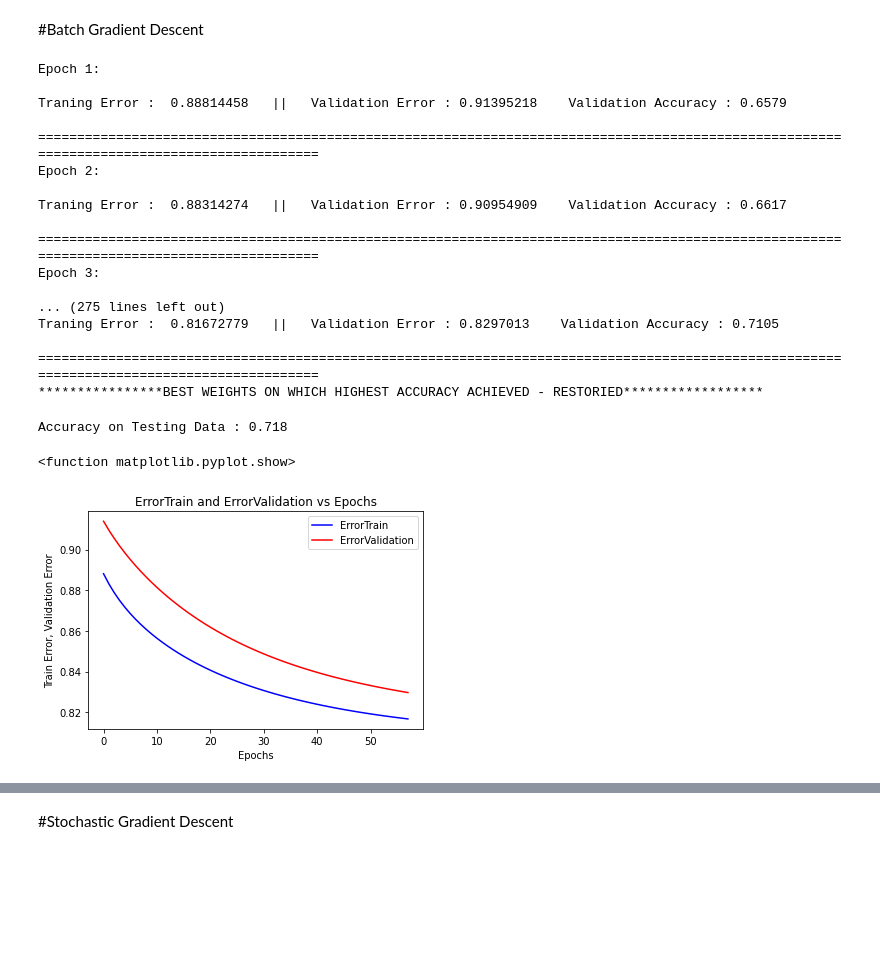
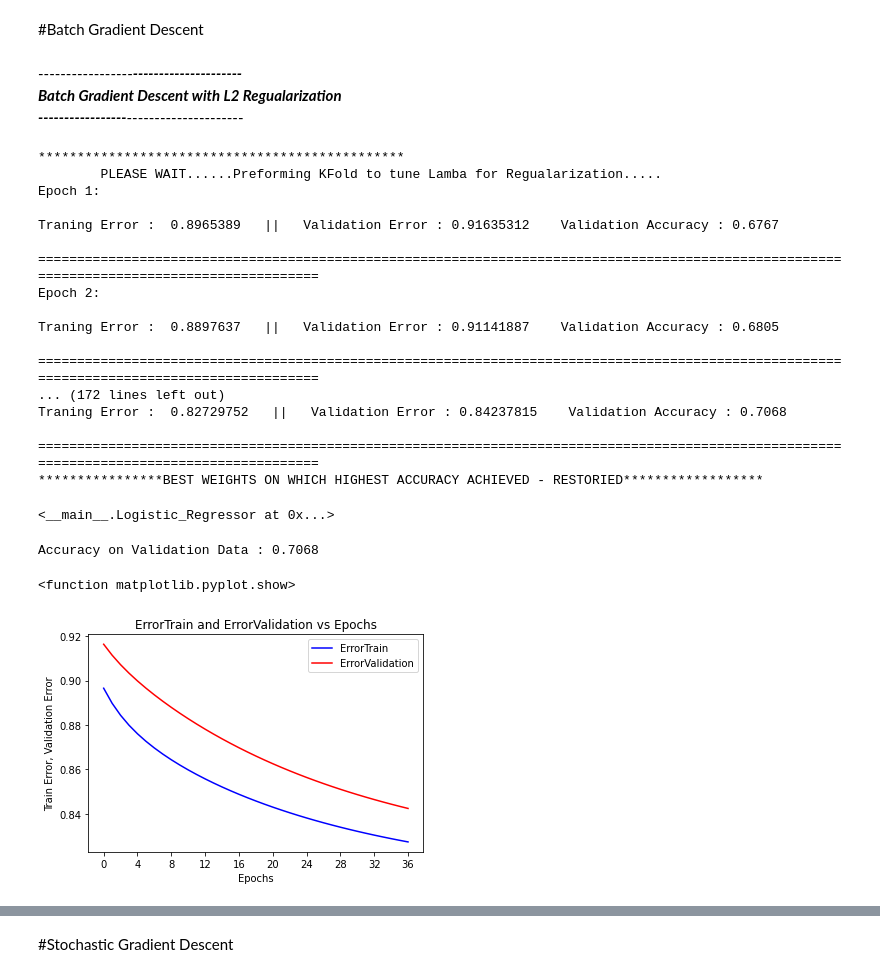
Before and after one commit to BukuBukuChagma/Logistic-Regressor-With-All-Three-Batch-Stochastic-and-Mini-Batch-Gradient-Descent, a Jupyter notebook: main.ipynb, the cells around one changed output, grey strips where cells are left out. Drawn from its saved outputs; the diff is of its cells as text; code cells hidden in the pictures; blank space fills up the shorter version.

```diff
--- a/main.ipynb
+++ b/main.ipynb
@@ -283,40 +440,47 @@ class Logistic_Regressor:
 # %% [markdown]
 #Batch Gradient Descent
+# %% [markdown]
+-----------------***********---------------------<br>
+Batch Gradient Descent with L2 Regualarization<br>
+-----------------***********---------------------<br>
 # %%
-Batch_Model = Logistic_Regressor(No_ofFeatures, 0.1)
-Batch_Model.Batch_GD(train_X, train_Y, test_X, test_Y)
+Batch_ModelL2 = Logistic_Regressor(No_ofFeatures, 0.1, regularizer='l2')
+Batch_ModelL2.IntializeLamda(train_X, train_Y)
+Batch_ModelL2.Batch_GD(train_X, train_Y, test_X, test_Y, monitor='val_accuracy')
 # %% [output]
+***********************************************
+        PLEASE WAIT......Preforming KFold to tune Lamba for Regualarization.....
 Epoch 1:
 
-Traning Error :  0.88814458   ||   Validation Error : 0.91395218    Validation Accuracy : 0.6579
+Traning Error :  0.8965389   ||   Validation Error : 0.91635312    Validation Accuracy : 0.6767
 
 ===========================================================================================================================================
 Epoch 2:
 
-Traning Error :  0.88314274   ||   Validation Error : 0.90954909    Validation Accuracy : 0.6617
+Traning Error :  0.8897637   ||   Validation Error : 0.91141887    Validation Accuracy : 0.6805
 
 ===========================================================================================================================================
-Epoch 3:
-
-... (275 lines left out)
-Traning Error :  0.81672779   ||   Validation Error : 0.8297013    Validation Accuracy : 0.7105
+... (172 lines left out)
+Traning Error :  0.82729752   ||   Validation Error : 0.84237815    Validation Accuracy : 0.7068
 
 ===========================================================================================================================================
 ****************BEST WEIGHTS ON WHICH HIGHEST ACCURACY ACHIEVED - RESTORIED******************
+<__main__.Logistic_Regressor at 0x...>
 # %%
-validation_prediction_Batch = Batch_Model.Pridction(test_X, getLabel=True)
-print(f"Accuracy on Testing Data : {Batch_Model.Generic_AccuracyScore(test_Y, validation_prediction_Batch)}")
+validation_prediction_BatchL2 = Batch_ModelL2.Pridction(test_X, getLabel=True)
+print(f"Accuracy on Validation Data : {Batch_ModelL2.Generic_AccuracyScore(test_Y, validation_prediction_BatchL2)}")
 # %% [output]
-Accuracy on Testing Data : 0.718
+Accuracy on Validation Data : 0.7068
 # %%
-plt.plot(range(len(Batch_Model.ErrorTrain)), Batch_Model.ErrorTrain, c= 'blue', label = 'ErrorTrain')
-plt.plot(range(len(Batch_Model.ErrorValidation)), Batch_Model.ErrorValidation, c= 'red', label = 'ErrorValidation')
+plt.plot(range(len(Batch_ModelL2.ErrorTrain)), Batch_ModelL2.ErrorTrain, c= 'blue', label = 'ErrorTrain')
+plt.plot(range(len(Batch_ModelL2.ErrorValidation)), Batch_ModelL2.ErrorValidation, c= 'red', label = 'ErrorValidation')
+plt.gca().xaxis.set_major_locator(MaxNLocator(integer=True))
 plt.xlabel('Epochs')
 plt.ylabel('Train Error, Validation Error')
 plt.title("ErrorTrain and ErrorValidation vs Epochs")
 plt.legend()
 plt.show
 # %% [output]
 <function matplotlib.pyplot.show>
-[figure, old version]
+[figure, new version]
 # %%
```
Also changed, not shown: parts of 39 cells of this notebook.
